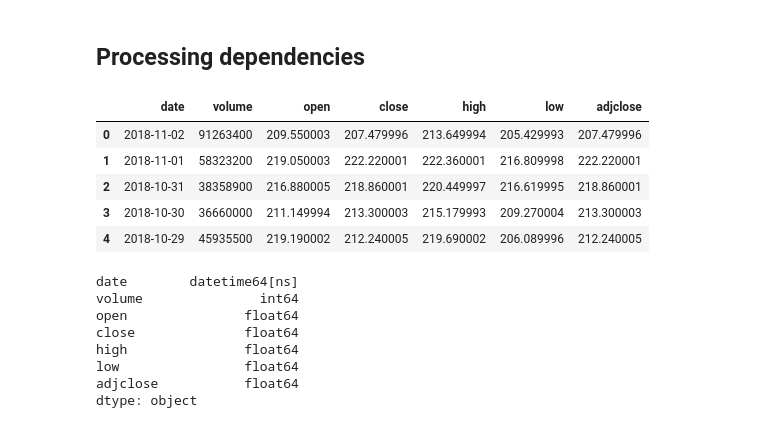
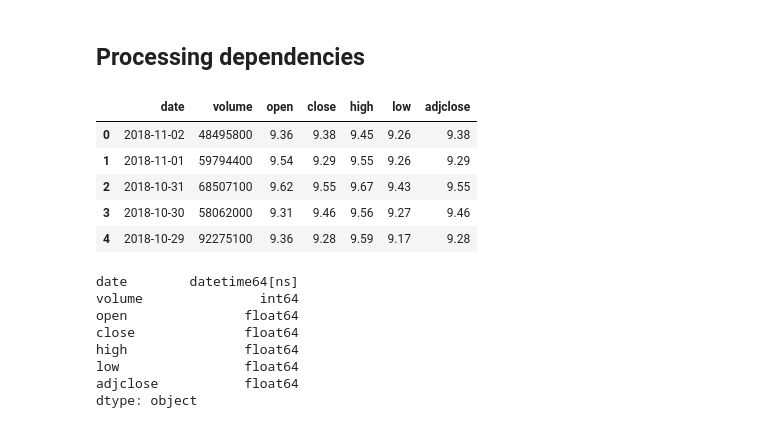
Before and after one commit to InNomineMortis/dl_diploma, a Jupyter notebook: main.ipynb, the cells around one changed output. Saved outputs shown, nothing was run; the diff lists cells and outputs as text; code cells hidden in the pictures.

```diff
--- a/main.ipynb
+++ b/main.ipynb
@@ -30,15 +23,15 @@ import numpy as np
 import pandas as pnd
 from matplotlib import pyplot as plt
 # %%
-df = pnd.read_csv('datasets/AAPL.csv')
+df = pnd.read_csv('datasets/F.csv')
 df.head()
 # %% [output]
 |  | date | volume | open | close | high | low | adjclose |
-| 0 | 2018-11-02 | 91263400 | 209.550003 | 207.479996 | 213.649994 | 205.429993 | 207.479996 |
-| 1 | 2018-11-01 | 58323200 | 219.050003 | 222.220001 | 222.360001 | 216.809998 | 222.220001 |
-| 2 | 2018-10-31 | 38358900 | 216.880005 | 218.860001 | 220.449997 | 216.619995 | 218.860001 |
-| 3 | 2018-10-30 | 36660000 | 211.149994 | 213.300003 | 215.179993 | 209.270004 | 213.300003 |
-| 4 | 2018-10-29 | 45935500 | 219.190002 | 212.240005 | 219.690002 | 206.089996 | 212.240005 |
+| 0 | 2018-11-02 | 48495800 | 9.36 | 9.38 | 9.45 | 9.26 | 9.38 |
+| 1 | 2018-11-01 | 59794400 | 9.54 | 9.29 | 9.55 | 9.26 | 9.29 |
+| 2 | 2018-10-31 | 68507100 | 9.62 | 9.55 | 9.67 | 9.43 | 9.55 |
+| 3 | 2018-10-30 | 58062000 | 9.31 | 9.46 | 9.56 | 9.27 | 9.46 |
+| 4 | 2018-10-29 | 92275100 | 9.36 | 9.28 | 9.59 | 9.17 | 9.28 |
 # %%
 df['date'] = pnd.to_datetime(df['date'], format='%Y-%m-%d')
 df.dtypes
```
Also changed, not shown: parts of 32 cells of this notebook, 12 other files.
